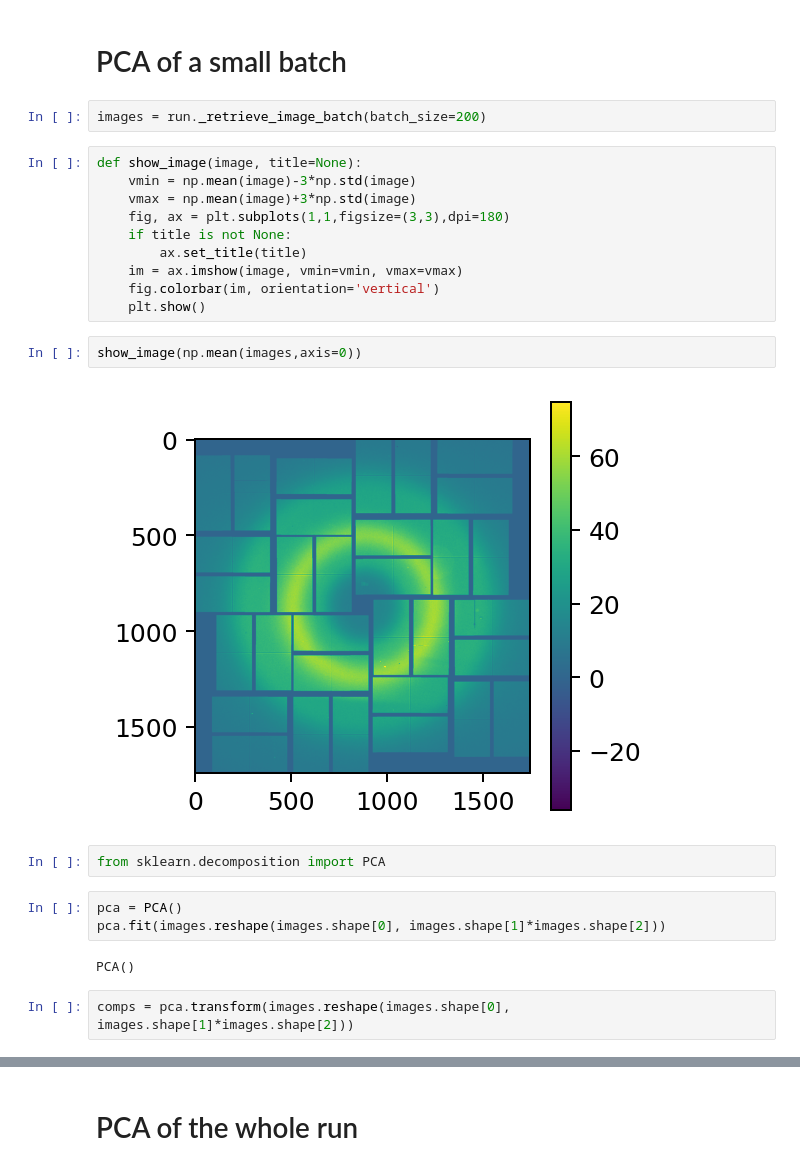
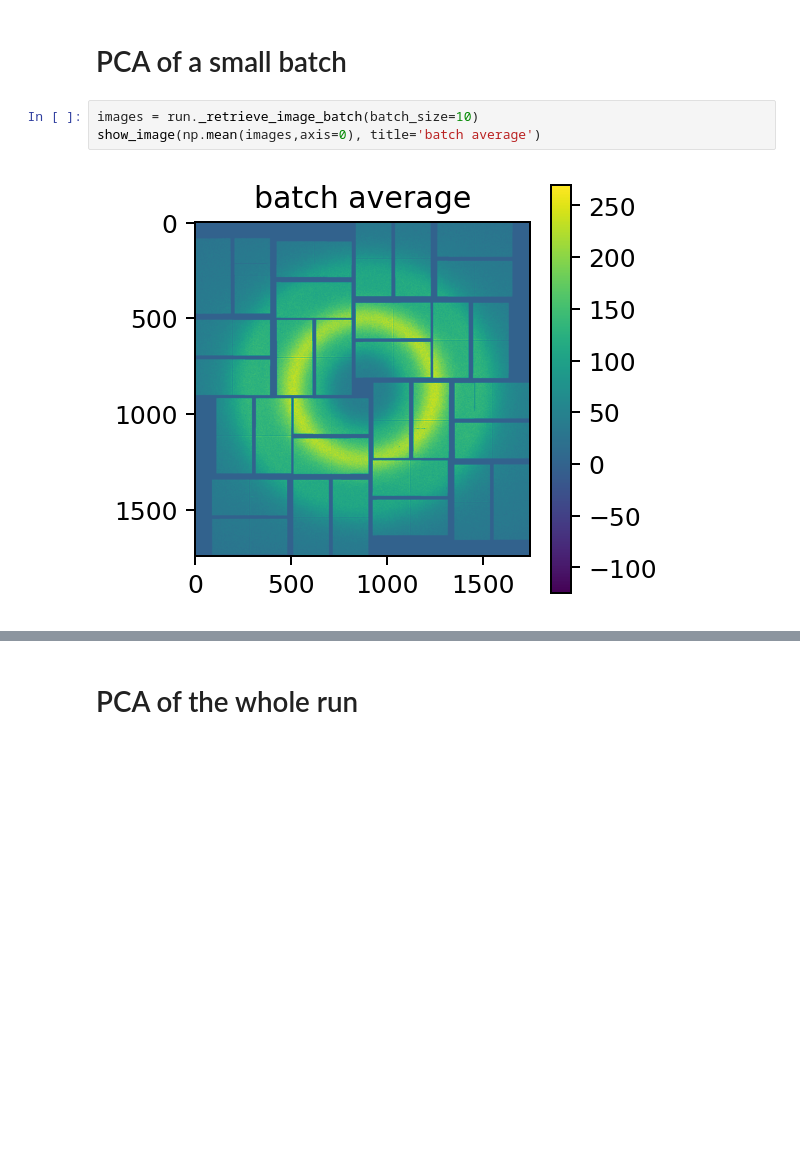
Before and after one commit to fredericpoitevin/lcls-run-digest, a Jupyter notebook: notebooks/Whole_run_PCA.ipynb, the cells around one changed output, grey strips where cells are left out. Saved outputs shown, nothing was run; the diff lists cells and outputs as text; blank space fills up the shorter version.

```diff
--- a/notebooks/Whole_run_PCA.ipynb
+++ b/notebooks/Whole_run_PCA.ipynb
@@ -27,28 +29,8 @@ run = Run(expt, run_idx, det=det, image_type=np.int16)
 Estimated size: 55.61 GB
 # %% [markdown]
 # PCA of a small batch
-# %%
-images = run._retrieve_image_batch(batch_size=200)
-# %%
-def show_image(image, title=None):
-    vmin = np.mean(image)-3*np.std(image)
-    vmax = np.mean(image)+3*np.std(image)
-    fig, ax = plt.subplots(1,1,figsize=(3,3),dpi=180)
-    if title is not None:
-        ax.set_title(title)
-    im = ax.imshow(image, vmin=vmin, vmax=vmax)
-    fig.colorbar(im, orientation='vertical')
-    plt.show()
 # %%
-show_image(np.mean(images,axis=0))
+images = run._retrieve_image_batch(batch_size=10)
+show_image(np.mean(images,axis=0), title='batch average')
 # %% [output]
-[figure, old version]
+[figure, new version]
-# %%
-from sklearn.decomposition import PCA
-# %%
-pca = PCA()
-pca.fit(images.reshape(images.shape[0], images.shape[1]*images.shape[2]))
-# %% [output]
-PCA()
-# %%
-comps = pca.transform(images.reshape(images.shape[0], images.shape[1]*images.shape[2]))
```
Also changed, not shown: parts of 15 cells of this notebook, 2 other files.
